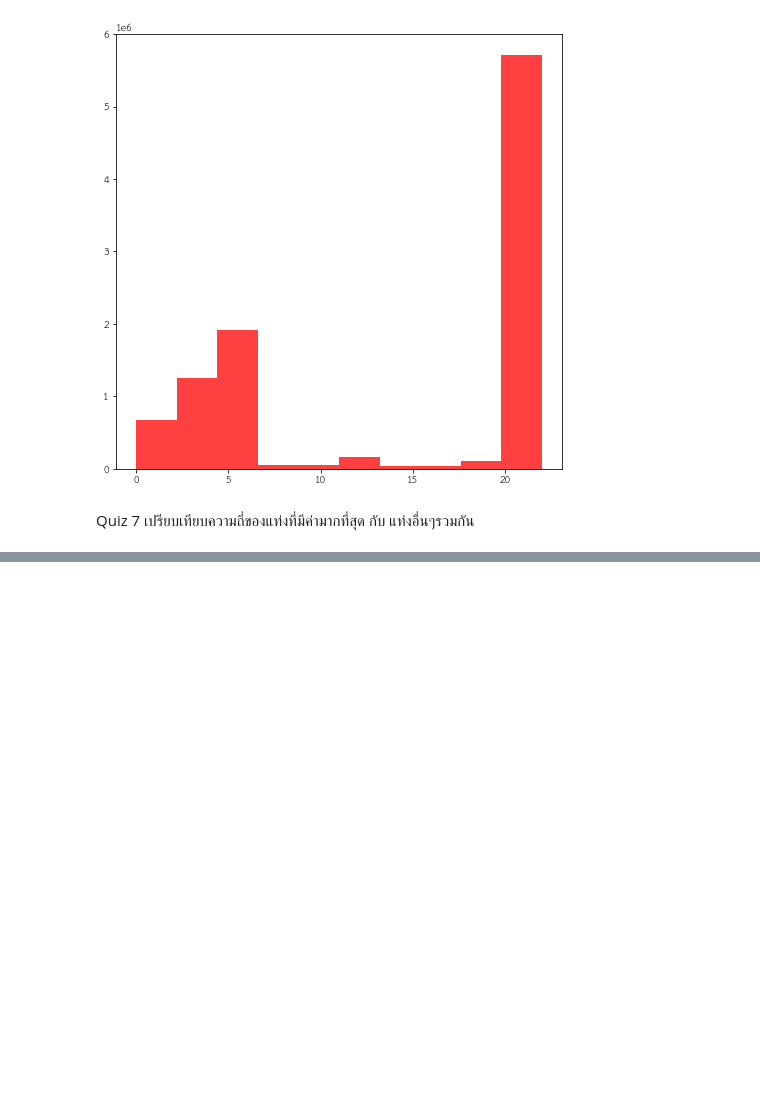
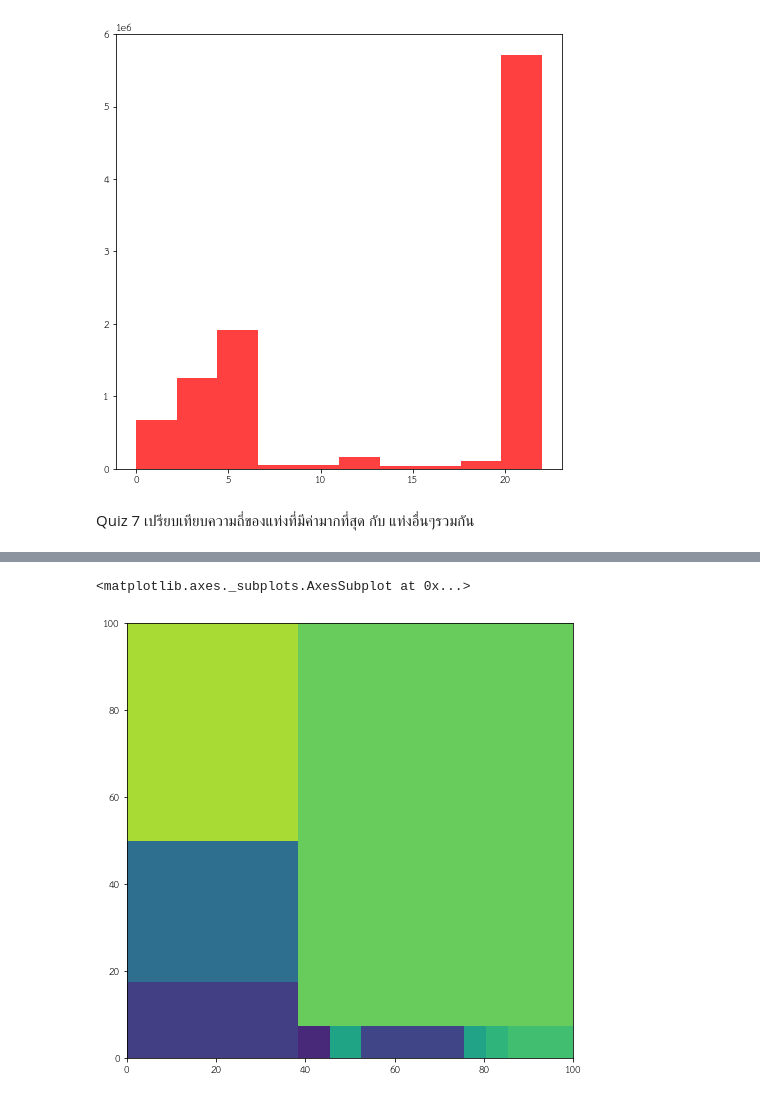
Before and after one commit to tohnperfect/data_viz, a Jupyter notebook: Visualize_Data_Comparison.ipynb, the cells around one changed output, grey strips where cells are left out. Cells and saved outputs as stored; diff of their text form; code cells hidden in the pictures; blank space fills up the shorter version.

```diff
--- a/Visualize_Data_Comparison.ipynb
+++ b/Visualize_Data_Comparison.ipynb
@@ -295,0 +326,5 @@ Quiz 7 เปรียบเทียบความถี่ของแท่
+# %%
+squarify.plot(output[0])
+# %% [output]
+<matplotlib.axes._subplots.AxesSubplot at 0x...>
+[figure, added]
```
Also changed, not shown: parts of 17 cells of this notebook.
